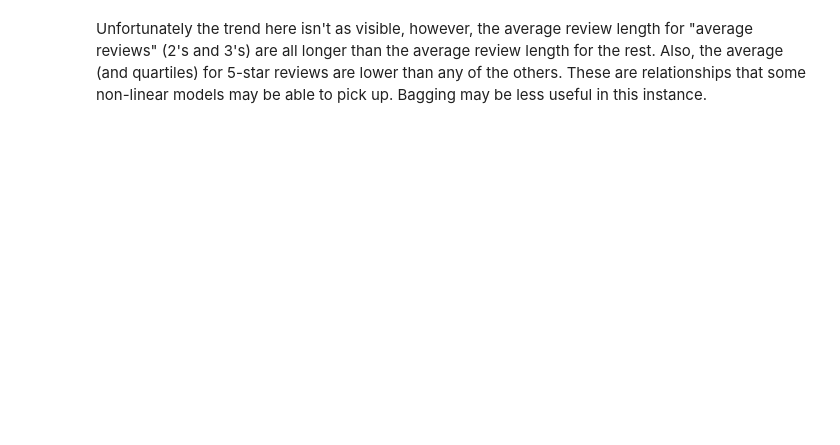
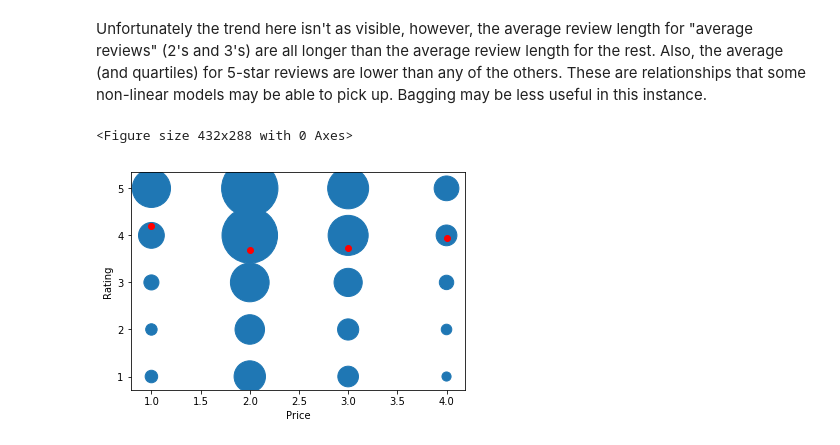
Before and after one commit to zacwentzell/BIA660D_Group_1_Project, a Jupyter notebook: prediction/features.ipynb, the cells around one changed output. Cells and saved outputs as stored; diff of their text form; code cells hidden in the pictures; blank space fills up the shorter version.

```diff
--- a/prediction/features.ipynb
+++ b/prediction/features.ipynb
@@ -57,2 +59,27 @@ plt.show()
 # %% [markdown]
 Unfortunately the trend here isn't as visible, however, the average review length for "average reviews" (2's and 3's) are all longer than the average review length for the rest. Also, the average (and quartiles) for 5-star reviews are lower than any of the others. These are relationships that some non-linear models may be able to pick up. Bagging may be less useful in this instance.
+# %%
+price_to_ratings = data[['restaurant_price', 'user_rating']].apply(round)
+#^ map the unknown values (previously recorded as the mean) onto the median
+# price_to_ratings['dummy'] = price_to_ratings['restaurant_price'].apply(str) + price_to_ratings['user_rating'].apply(str)
+temp = pd.DataFrame(columns=['Price', 'Rating', 'Count'], index=range(20)).fillna(0)
+temp['Price'] = [1] * 5 + [2] * 5 + [3] * 5 + [4] * 5
+temp['Rating'] = list(np.sort(price_to_ratings['user_rating'].unique()))*4
+for row_n in range(len(temp)):
+    the_price = temp.iloc[row_n]['Price']
+    the_rating = temp.iloc[row_n]['Rating']
+    selection = price_to_ratings.iloc[np.where(price_to_ratings['restaurant_price'] == the_price)[0]]
+    the_count = len(selection.iloc[np.where(selection['user_rating'] == the_rating)[0]])
+    temp.iloc[row_n]['Count'] = the_count
+#price_to_ratings.groupby(['restaurant_price', 'user_rating']).count()
+avg = {}
+for i in range(1,5):
+    selection = price_to_ratings['user_rating'][np.where(price_to_ratings['restaurant_price'] == i)[0]]
+    avg[i] = np.mean(selection)
+plt.figure()
+temp.plot.scatter(x='Price', y='Rating', s=temp['Count']*0.25)
+plt.scatter(avg.keys(), avg.values(), c='r')
+plt.show()
+# %% [output]
+<Figure size 432x288 with 0 Axes>
+[figure, added]
```
Also changed, not shown: parts of 6 cells of this notebook.
